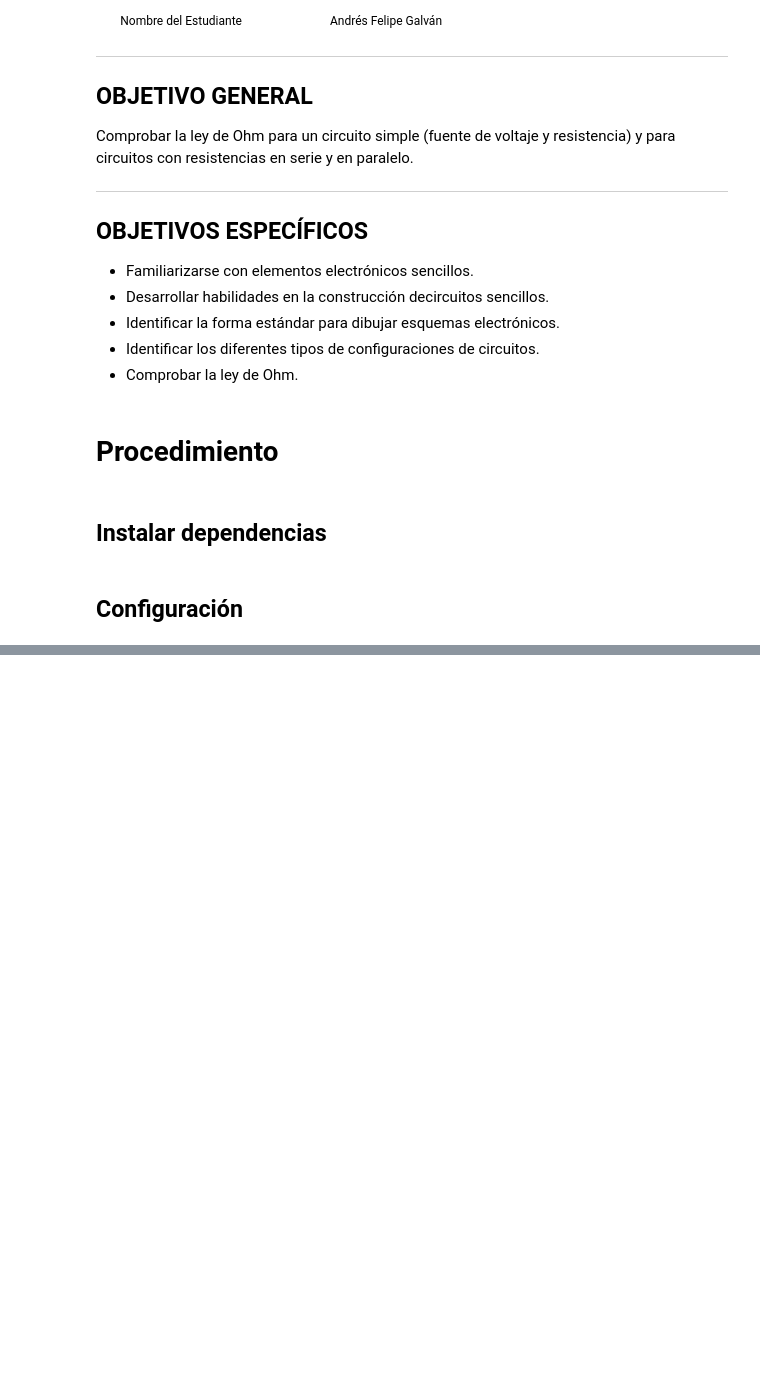
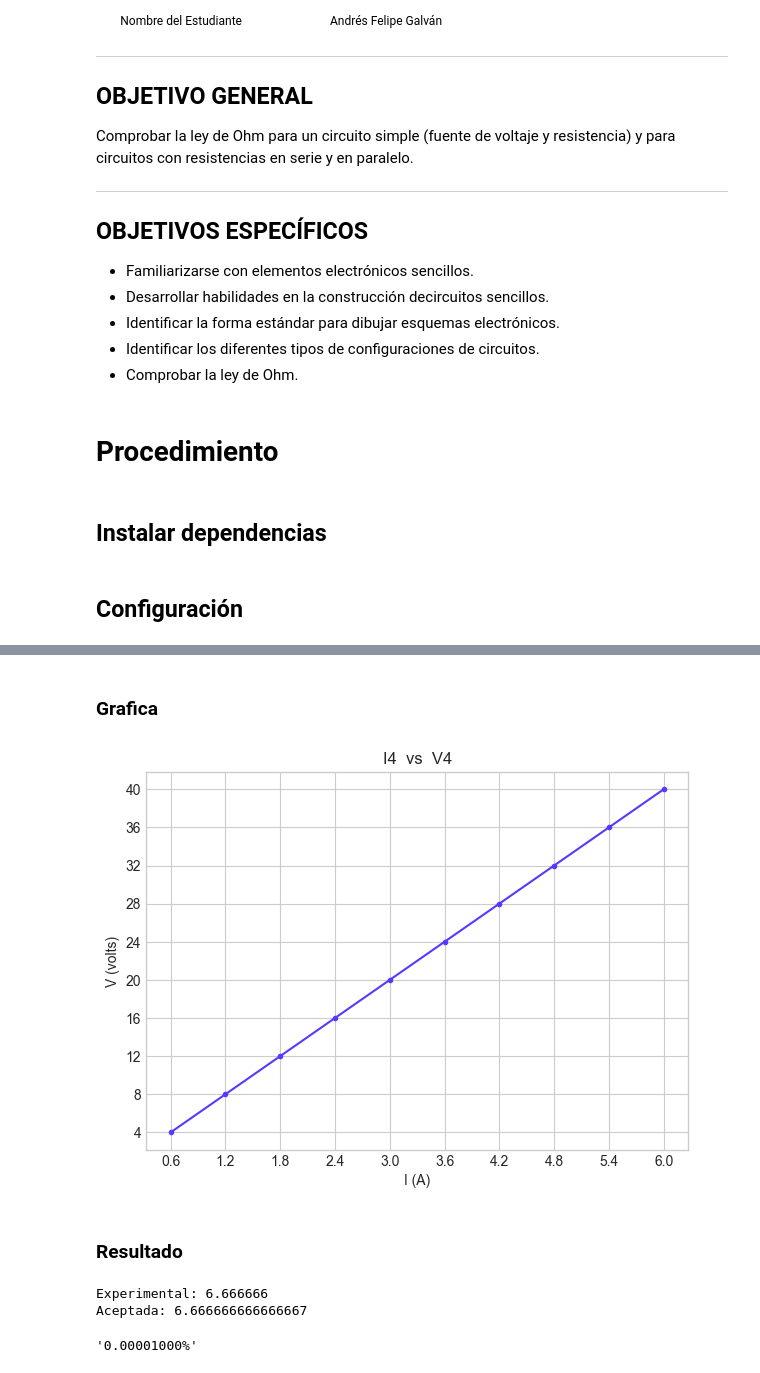
Before and after one commit to afgalvan/ohm-lab, a Jupyter notebook: ohm_lab.ipynb, the cells around one changed output, grey strips where cells are left out. Cells and saved outputs as stored; diff of their text form; code cells hidden in the pictures; blank space fills up the shorter version.

```diff
--- a/ohm_lab.ipynb
+++ b/ohm_lab.ipynb
@@ -48,0 +174,7 @@ set_option("display.float_format", "{:.2e}".format) # Usar notación cientifica
+# %%
+configuracion4 = ConfiguracionRegistro(voltaje_inicial=4.0, escala=4.0)
+
+resistencia1 = 20.0 # ohms
+resistencia2 = 10.0 # ohms
+voltaje_corriente4 = registrar_corrientes([0.60, 1.20, 1.80, 2.40, 3.00, 3.60, 4.20, 4.80, 5.40, 6.00], configuracion4)
+voltaje_corriente4
@@ -48,0 +193,16 @@ set_option("display.float_format", "{:.2e}".format) # Usar notación cientifica
+# %% [markdown]
+### Grafica
+# %%
+graficar("I4  vs  V4", voltaje_corriente4, color="#5738FF")
+# %% [output]
+[figure, added]
+# %% [markdown]
+### Resultado
+# %%
+experimental4, aceptada4 = calcular_resistencia(voltaje_corriente4)
+print(f"Experimental: {experimental4}\nAceptada: {aceptada4}")
+error_porcentual(experimental4, aceptada4)
+# %% [output]
+Experimental: 6.666666
+Aceptada: 6.666666666666667
+'0.00001000%'
```
Also changed, not shown: parts of 31 cells of this notebook, 5 other files.
